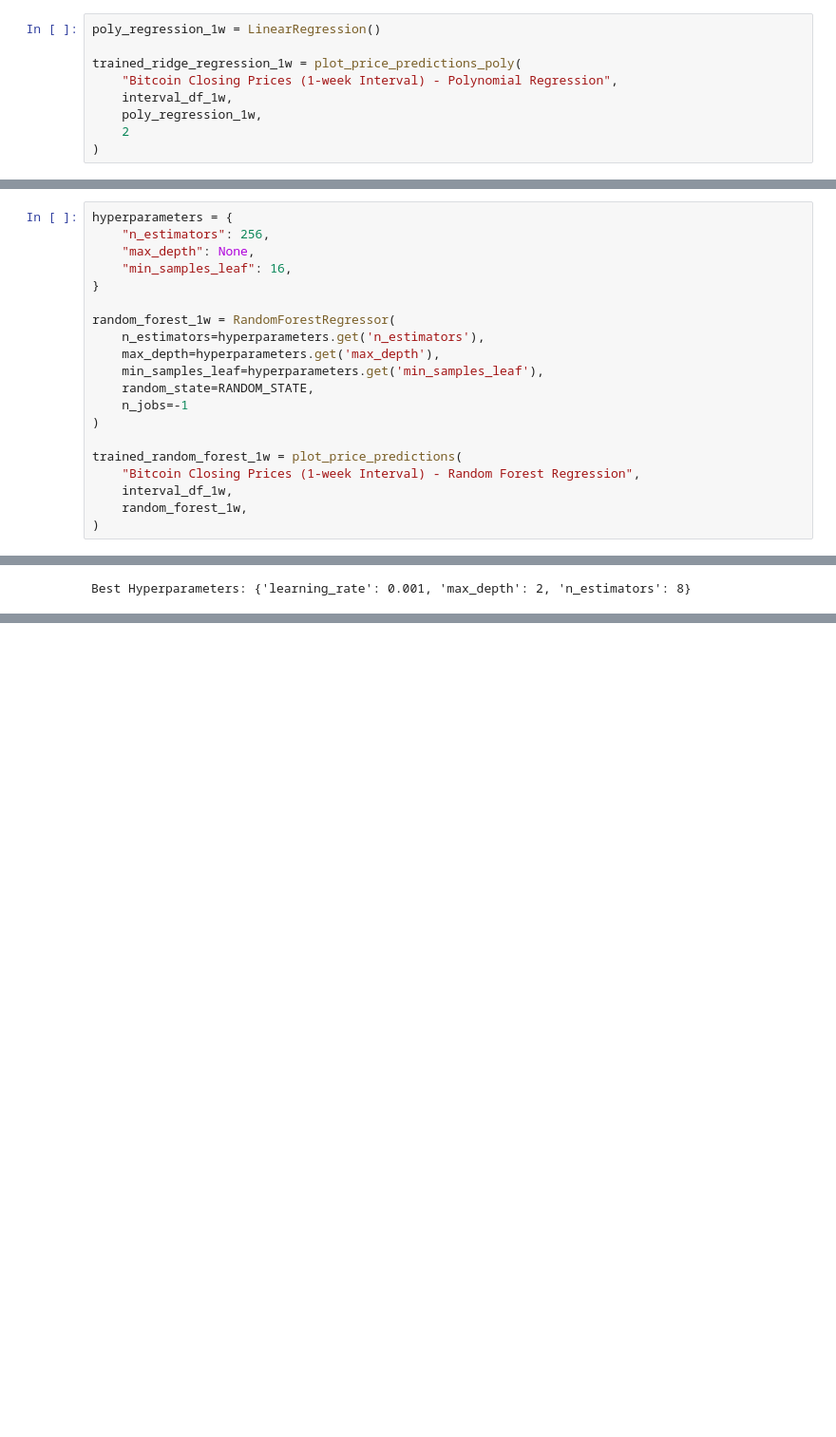
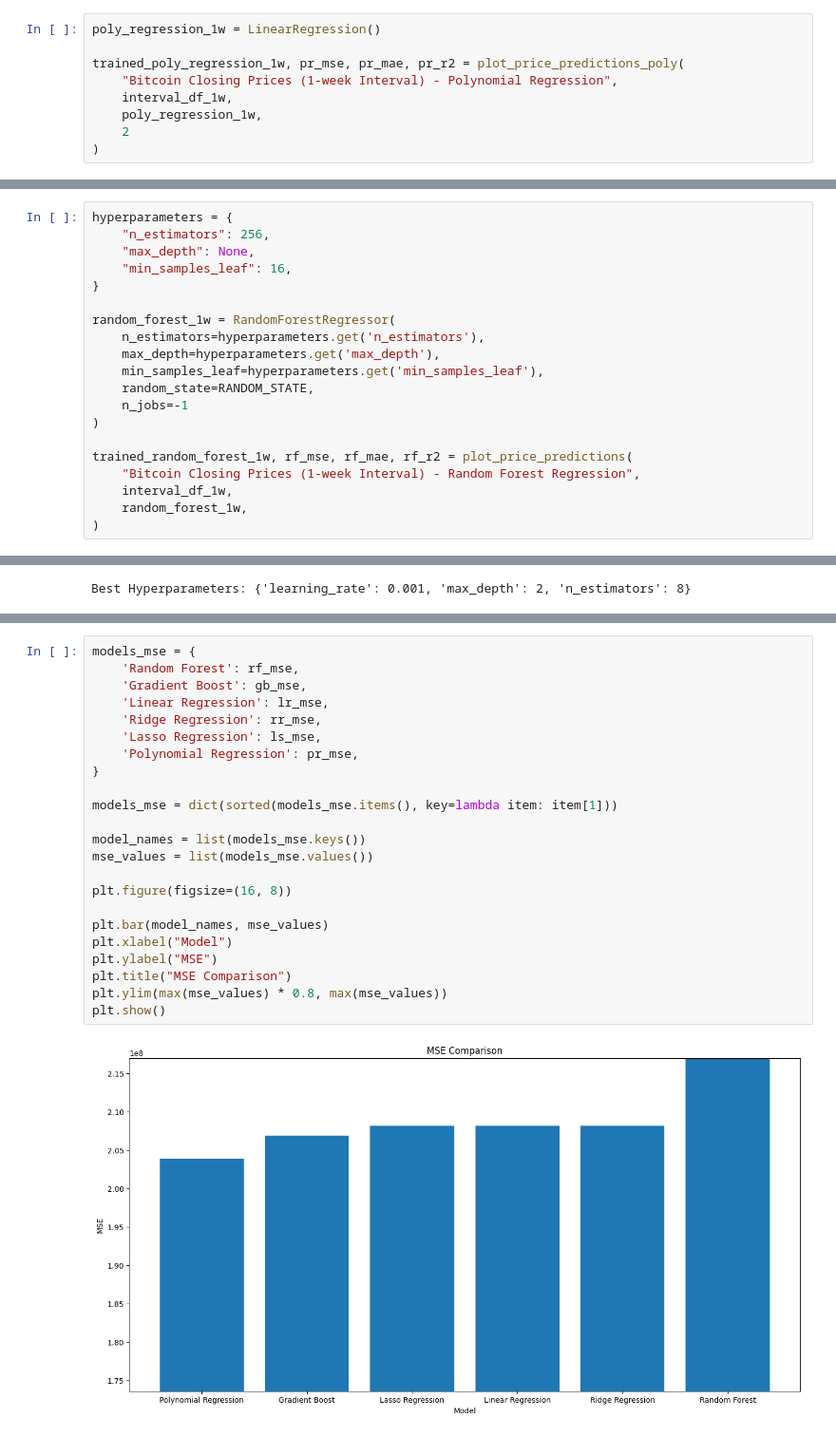
Before and after one commit to deeckn/bitcoin-predictions, a Jupyter notebook: main.ipynb, the cells around one changed output, grey strips where cells are left out. Shown at 95% size. Saved outputs shown, nothing was run; the diff lists cells and outputs as text; blank space fills up the shorter version.

```diff
--- a/main.ipynb
+++ b/main.ipynb
@@ -381,7 +343,7 @@ Polynomial Regression
 # %%
 poly_regression_1w = LinearRegression()
 
-trained_ridge_regression_1w = plot_price_predictions_poly(
+trained_poly_regression_1w, pr_mse, pr_mae, pr_r2 = plot_price_predictions_poly(
     "Bitcoin Closing Prices (1-week Interval) - Polynomial Regression",
     interval_df_1w,
     poly_regression_1w,
@@ -434,7 +398,7 @@ random_forest_1w = RandomForestRegressor(
     n_jobs=-1
 )
 
-trained_random_forest_1w = plot_price_predictions(
+trained_random_forest_1w, rf_mse, rf_mae, rf_r2 = plot_price_predictions(
     "Bitcoin Closing Prices (1-week Interval) - Random Forest Regression",
     interval_df_1w,
     random_forest_1w,
@@ -486,0 +486,25 @@ array([23613.62059359, 23613.62059359])
+# %%
+models_mse = {
+    'Random Forest': rf_mse,
+    'Gradient Boost': gb_mse,
+    'Linear Regression': lr_mse,
+    'Ridge Regression': rr_mse,
+    'Lasso Regression': ls_mse,
+    'Polynomial Regression': pr_mse,
+}
+
+models_mse = dict(sorted(models_mse.items(), key=lambda item: item[1]))
+
+model_names = list(models_mse.keys())
+mse_values = list(models_mse.values())
+
+plt.figure(figsize=(16, 8))
+
+plt.bar(model_names, mse_values)
+plt.xlabel("Model")
+plt.ylabel("MSE")
+plt.title("MSE Comparison")
+plt.ylim(max(mse_values) * 0.8, max(mse_values))
+plt.show()
+# %% [output]
+[figure, added]
```
Also changed, not shown: parts of 26 cells of this notebook.
